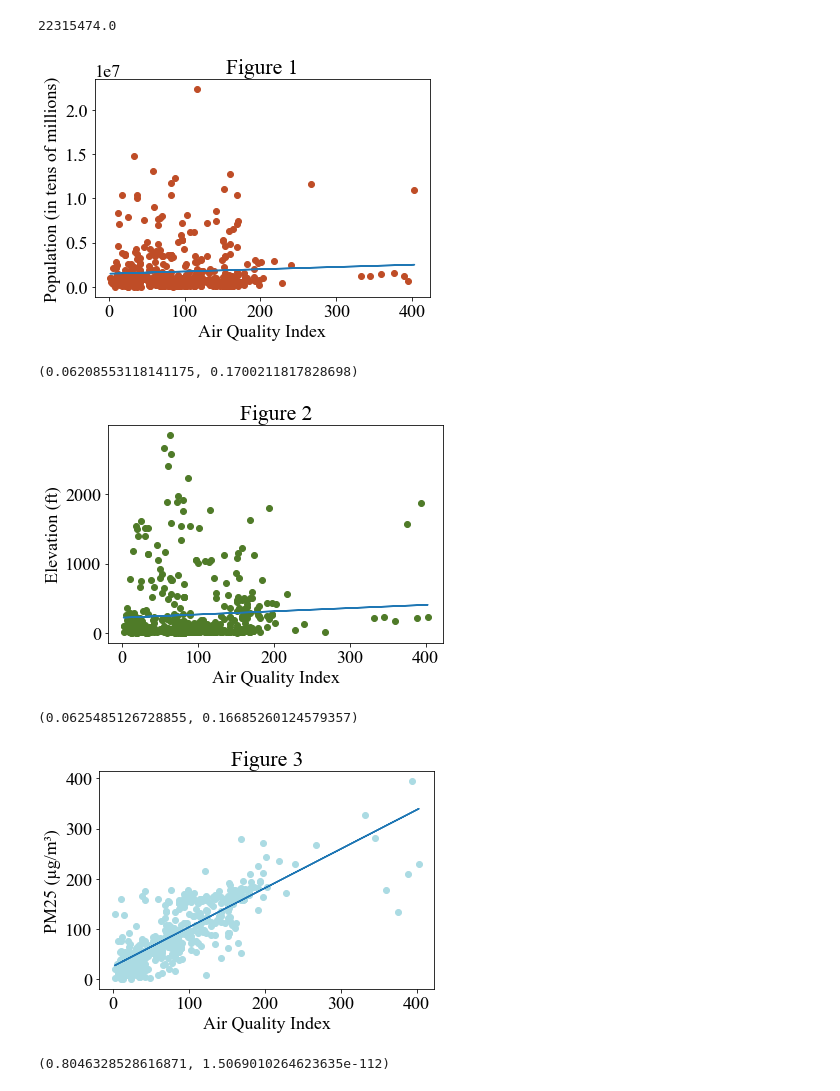
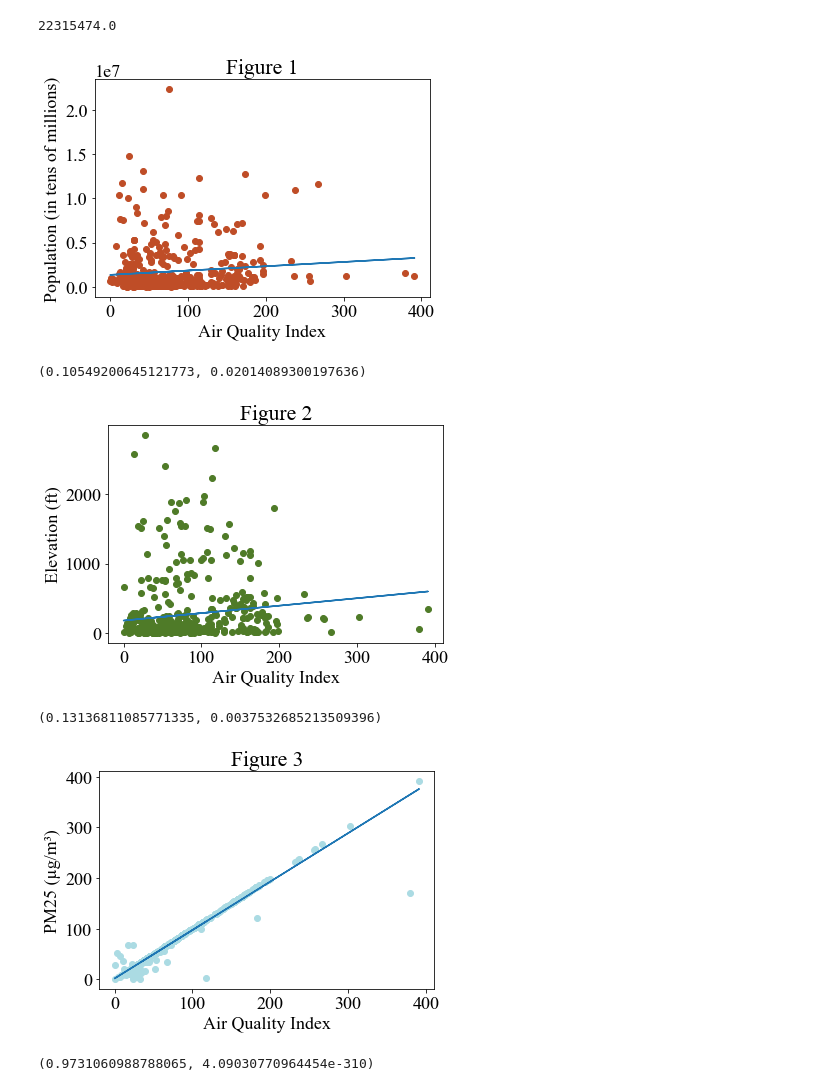
Before and after one commit to jhkaplan4050/SI330-final-project, a Jupyter notebook: AQI Correlations.ipynb, the cells around one changed output. Cells and saved outputs as stored; diff of their text form; code cells hidden in the pictures.

```diff
--- a/AQI Correlations.ipynb
+++ b/AQI Correlations.ipynb
@@ -2,5 +2,13 @@
 import pandas as pd
 # %%
 combined_df = pd.read_csv("combined_df.csv")
+# %%
+def to_int(aqi):
+    if aqi != '-':
+        return int(aqi)
+    else:
+        return None
+# %%
+combined_df['AQI'] = combined_df['AQI'].apply(to_int)
 # %%
-combined_df.sample(10)
+combined_df = combined_df.dropna()
@@ -34,45 +30,46 @@ import numpy as np
 # %%
 from scipy import stats
 # %%
-x = np.array(aqi)
-y1 = np.array(population)
+x = aqi
+y1 = population
 m, b = np.polyfit(x, y1, 1)
+
 
 #create Figure 1: AQI vs Population
 plt.plot(x, y1, 'o', color = "#BF4D27")
 plt.plot(x, m*x + b)
-
+plt.rcParams["figure.autolayout"] = False
 plt.xlabel("Air Quality Index")
 plt.ylabel("Population (in tens of millions)")
 plt.title("Figure 1")
 font = {'size'   : 18, 'family': "Times New Roman","sans-serif":"Arial"}
 plt.rc('font', **font)
 # %% [output]
-[figure, old version]
+[figure, new version]
 # %%
 #correlation coefficient, p-value
 stats.pearsonr(aqi, population)
 # %% [output]
-(0.06208553118141175, 0.1700211817828698)
+(0.10549200645121773, 0.02014089300197636)
 # %%
 y2 = np.array(elevation)
 m, b = np.polyfit(x, y2, 1)
 
 #create Figure 2: AQI vs Elevation
 plt.plot(x, y2, 'o', color = "#4F7B28")
 plt.plot(x, m*x + b)
 plt.xlabel("Air Quality Index")
 plt.ylabel("Elevation (ft)")
 plt.title("Figure 2")
 font = {'size'   : 18, 'family': "Times New Roman","sans-serif":"Arial"}
-plt.rc('font', **font)
+#plt.rc('font', **font)
 # %% [output]
-[figure, old version]
+[figure, new version]
 # %%
 #correlation coefficient, p-value
 stats.pearsonr(aqi, elevation)
 # %% [output]
-(0.0625485126728855, 0.16685260124579357)
+(0.13136811085771335, 0.0037532685213509396)
 # %%
 y3 = np.array(pm25)
 m, b = np.polyfit(x, y3, 1)
@@ -87,12 +84,12 @@ plt.title("Figure 3")
 font = {'size'   : 18, 'family': "Times New Roman","sans-serif":"Arial"}
 plt.rc('font', **font)
 # %% [output]
-[figure, old version]
+[figure, new version]
 # %%
 #correlation coefficient, p-value
 stats.pearsonr(aqi, pm25)
 # %% [output]
-(0.8046328528616871, 1.5069010264623635e-112)
+(0.9731060988788065, 4.09030770964454e-310)
 # %%
 y4 = np.array(pm10)
 m, b = np.polyfit(x, y4, 1)
```
Also changed, not shown: parts of 5 cells of this notebook, 1 other file.
